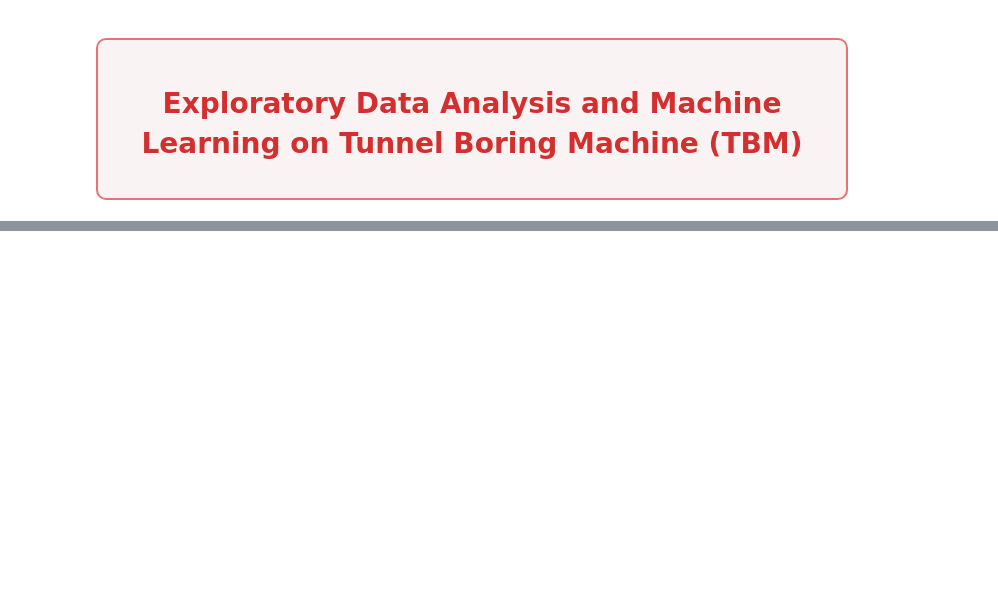
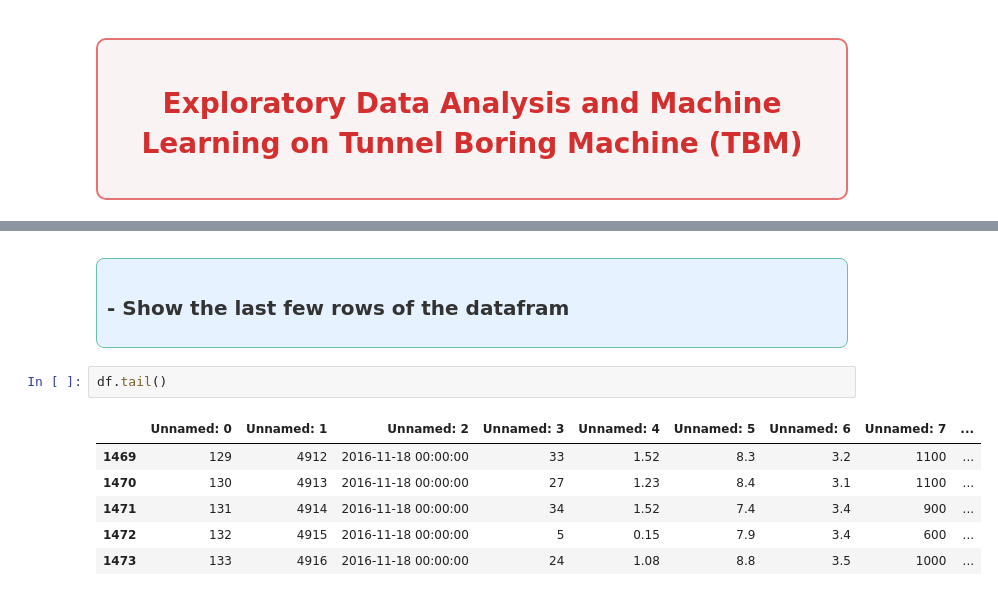
Before and after one commit to misbahkhattak718-pixel/Mentorship-Program--Devsil, a Jupyter notebook: Weekly Mini Projects/Week 6/Tunnal_boring_machine.ipynb, the cells around one changed output, grey strips where cells are left out. Saved outputs shown, nothing was run; the diff lists cells and outputs as text; blank space fills up the shorter version.

```diff
--- a/Weekly Mini Projects/Week 6/Tunnal_boring_machine.ipynb
+++ b/Weekly Mini Projects/Week 6/Tunnal_boring_machine.ipynb
@@ -126,0 +248,15 @@
+# %% [markdown]
+<div style="background-color:#E6F2FF; padding: 10px; border-radius: 8px; box-shadow: 0 1px 3px 0 rgba(0, 0, 0, 0.1); border:1px solid #66C2A5; margin-top: 10px; margin-left: 20px;">
+    <h2 style="font-size:20px; font-family:Georgia, serif; color:#333333; text-align: left; margin: 0;">
+        - Show the last few rows of the datafram
+    </h2>
+</div>
+# %%
+df.tail()
+# %% [output]
+|  | Unnamed: 0 | Unnamed: 1 | Unnamed: 2 | Unnamed: 3 | Unnamed: 4 | Unnamed: 5 | Unnamed: 6 | Unnamed: 7 | ... |
+| 1469 | 129 | 4912 | 2016-11-18 00:00:00 | 33 | 1.52 | 8.3 | 3.2 | 1100 | ... |
+| 1470 | 130 | 4913 | 2016-11-18 00:00:00 | 27 | 1.23 | 8.4 | 3.1 | 1100 | ... |
+| 1471 | 131 | 4914 | 2016-11-18 00:00:00 | 34 | 1.52 | 7.4 | 3.4 | 900 | ... |
+| 1472 | 132 | 4915 | 2016-11-18 00:00:00 | 5 | 0.15 | 7.9 | 3.4 | 600 | ... |
+| 1473 | 133 | 4916 | 2016-11-18 00:00:00 | 24 | 1.08 | 8.8 | 3.5 | 1000 | ... |
```
Also changed, not shown: parts of 34 cells of this notebook, 2 other files.
